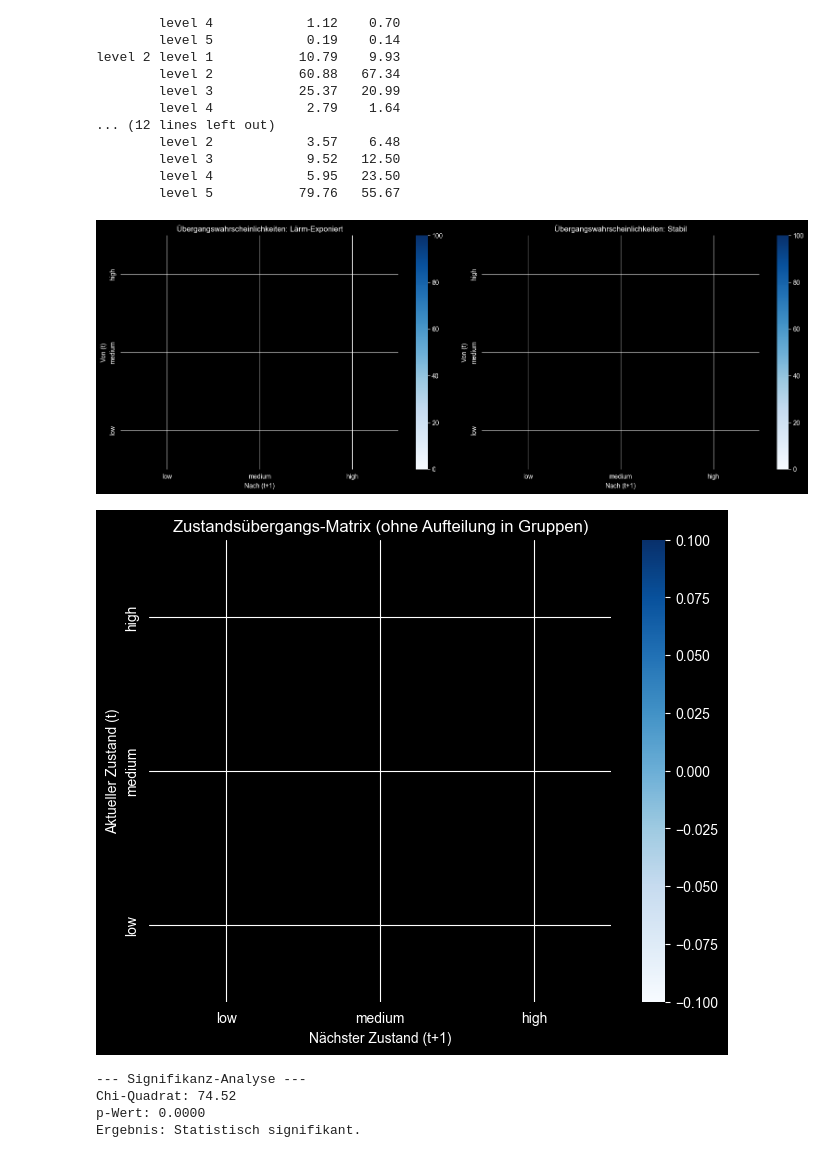
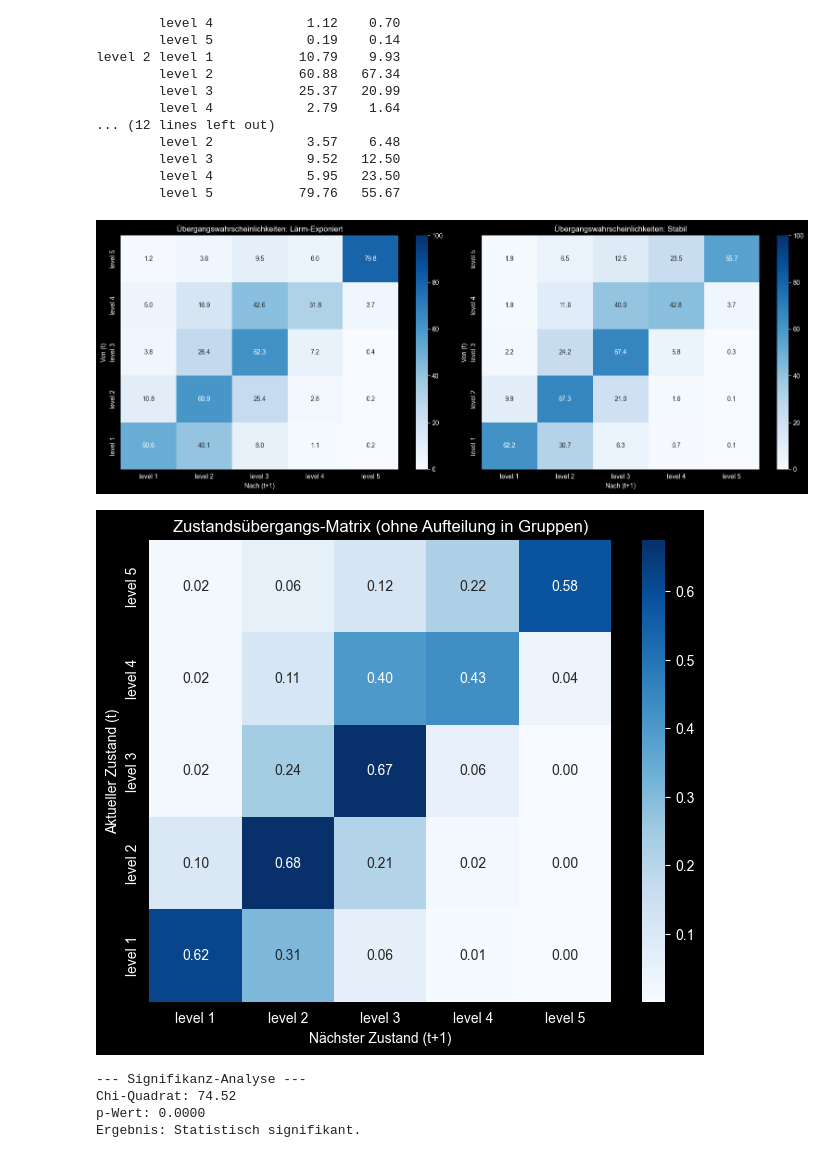
Before and after one commit to berielias-cpu/MasterArbeit, a Jupyter notebook: Masterarbeit/01_EDA_V2.0.ipynb, the cells around one changed output. Cells and saved outputs as stored; diff of their text form; code cells hidden in the pictures.

Commit message:
Heatmaps auf 5 Level angepasst

```diff
--- a/Masterarbeit/01_EDA_V2.0.ipynb
+++ b/Masterarbeit/01_EDA_V2.0.ipynb
@@ -1367,8 +1367,8 @@ level 2 level 1           10.79    9.93
 
 # Daten für die Heatmaps vorbereiten
 # Wir extrahieren die Spalten aus deiner pivot_comparison Tabelle
-cat_order = ["low", "medium", "high"]
-dog_order = ["high", "medium", "low"]
+cat_order = ["level 1", "level 2", "level 3", "level 4", "level 5"]
+dog_order = ["level 5", "level 4", "level 3", "level 2", "level 1"]
 
 # Erstelle ein Layout mit 2 Spalten
 fig, axes = plt.subplots(1, 2, figsize=(16, 6))
@@ -1392,29 +1392,29 @@ for i, gruppe in enumerate(gruppen):
 plt.tight_layout()
 plt.show()
 # %% [output]
-[figure, old version]
+[figure, new version]
 # %%
 # Heatmap zu den Übergangswahrscheinlichkeiten (ohne Aufteilung in Gruppen)
 
 # Reihenfolge definieren
-cat_order = ["low", "medium", "high"]
-dog_order = ["high", "medium", "low"]
+cat_order = ["level 1", "level 2", "level 3", "level 4", "level 5"]
+dog_order = ["level 5", "level 4", "level 3", "level 2", "level 1"]
 
 # Transition-Matrix erstellen und explizit sortieren
 transition_df = df.dropna(subset=['concept:name', 'next_concept'])
 matrix = pd.crosstab(transition_df['concept:name'], transition_df['next_concept'], normalize='index')
 matrix = matrix.reindex(index=dog_order, columns=cat_order)
 
 # Plotten
 plt.figure(figsize=(8, 6))
 sns.heatmap(matrix, annot=True, cmap="Blues", fmt=".2f", square=True)
 
 plt.title("Zustandsübergangs-Matrix (ohne Aufteilung in Gruppen)")
 plt.xlabel("Nächster Zustand (t+1)")
 plt.ylabel("Aktueller Zustand (t)")
 plt.show()
 # %% [output]
-[figure, old version]
+[figure, new version]
 # %%
 # Signifikanz berechnen
 
```
Also changed, not shown: parts of 1 cell of this notebook.
